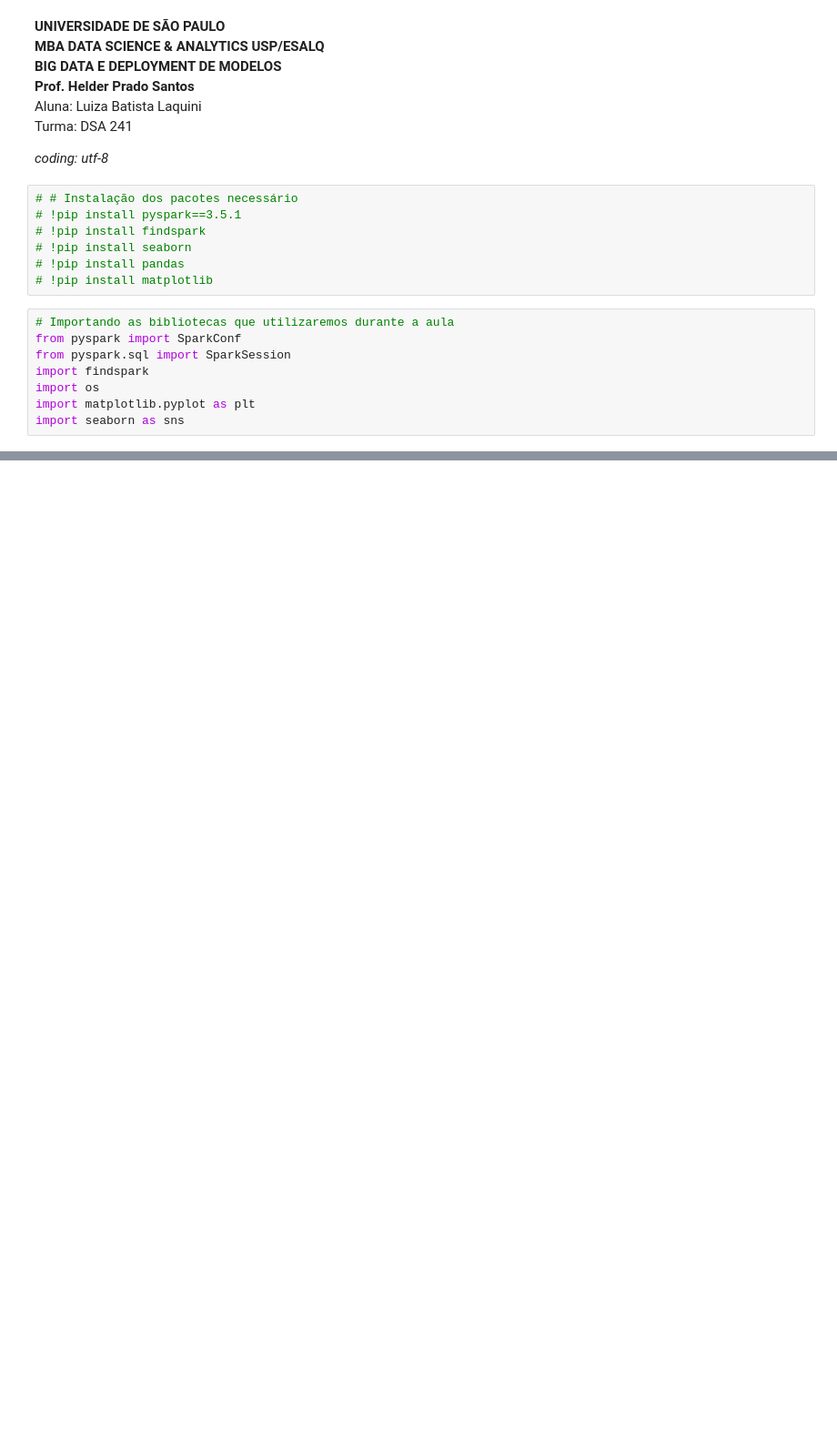
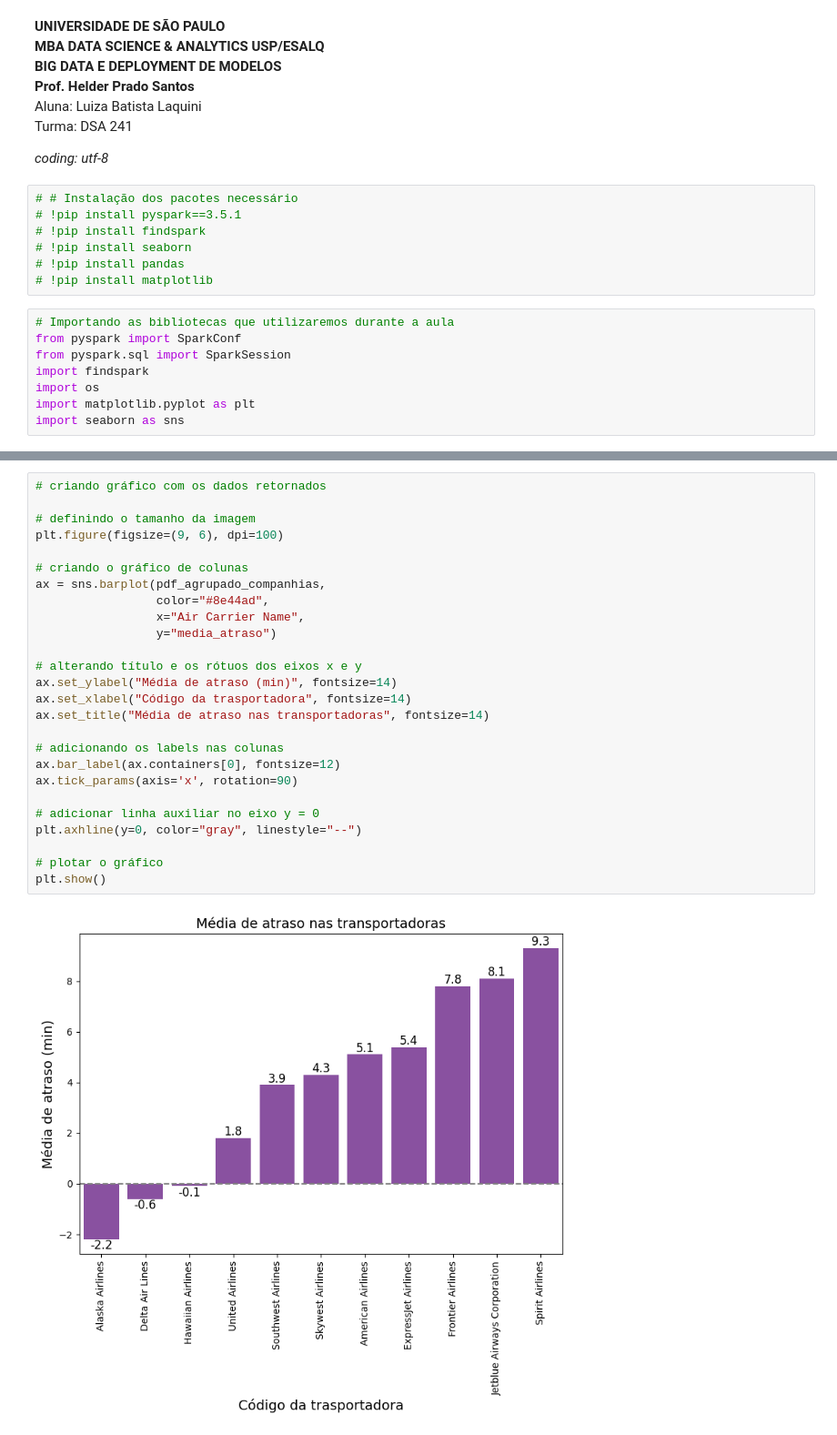
Before and after one commit to luizalaquini/big-data-e-deployment, a Jupyter notebook: script_big_data.ipynb, the cells around one changed output, grey strips where cells are left out. Shown at 91% size. Saved outputs shown, nothing was run; the diff lists cells and outputs as text; blank space fills up the shorter version.

```diff
--- a/script_big_data.ipynb
+++ b/script_big_data.ipynb
@@ -536,0 +743,28 @@ spark.stop()
+# %%
+# criando gráfico com os dados retornados
+
+# definindo o tamanho da imagem
+plt.figure(figsize=(9, 6), dpi=100)
+
+# criando o gráfico de colunas
+ax = sns.barplot(pdf_agrupado_companhias,
+                 color="#8e44ad",
+                 x="Air Carrier Name",
+                 y="media_atraso")
+
+# alterando título e os rótuos dos eixos x e y
+ax.set_ylabel("Média de atraso (min)", fontsize=14)
+ax.set_xlabel("Código da trasportadora", fontsize=14)
+ax.set_title("Média de atraso nas transportadoras", fontsize=14)
+
+# adicionando os labels nas colunas
+ax.bar_label(ax.containers[0], fontsize=12)
+ax.tick_params(axis='x', rotation=90)
+
+# adicionar linha auxiliar no eixo y = 0
+plt.axhline(y=0, color="gray", linestyle="--")
+
+# plotar o gráfico
+plt.show()
+# %% [output]
+[figure, added]
```
Also changed, not shown: parts of 42 cells of this notebook.
